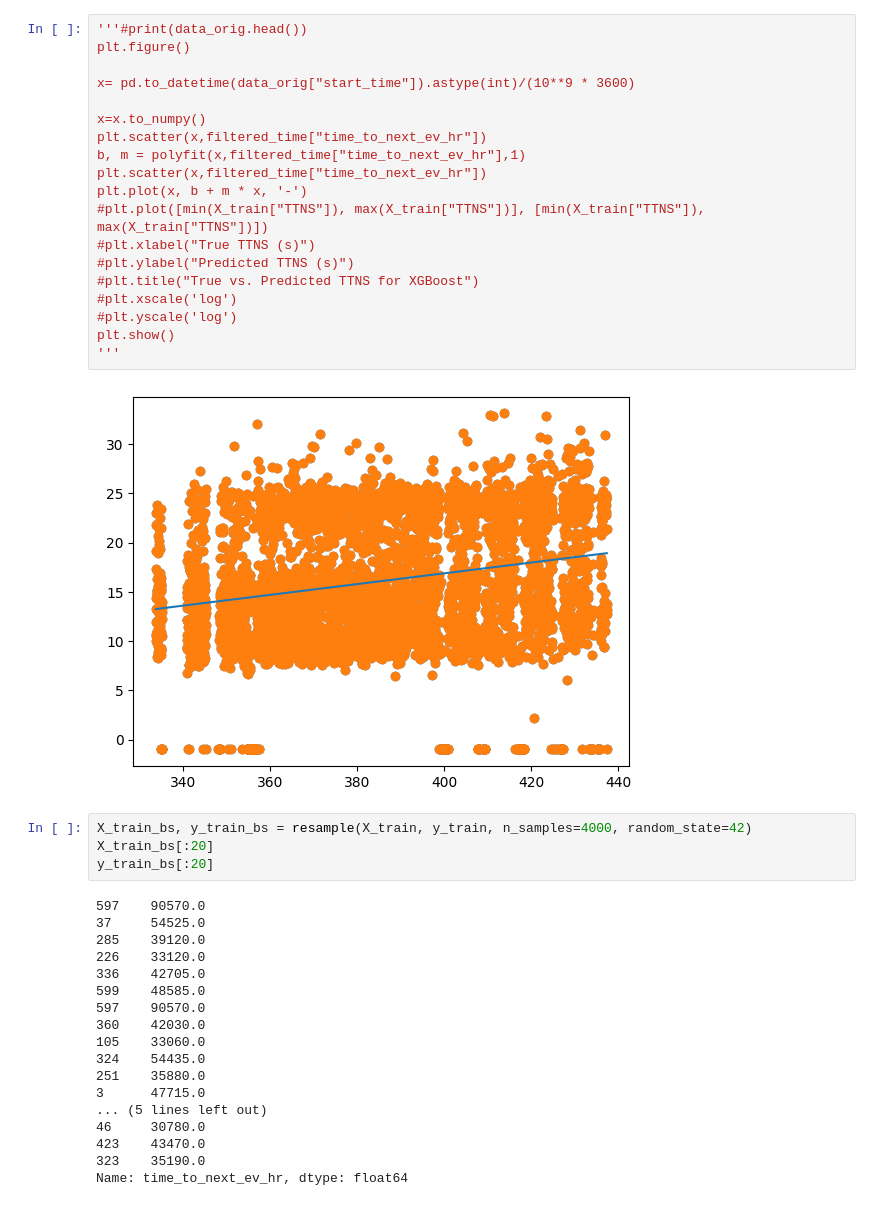
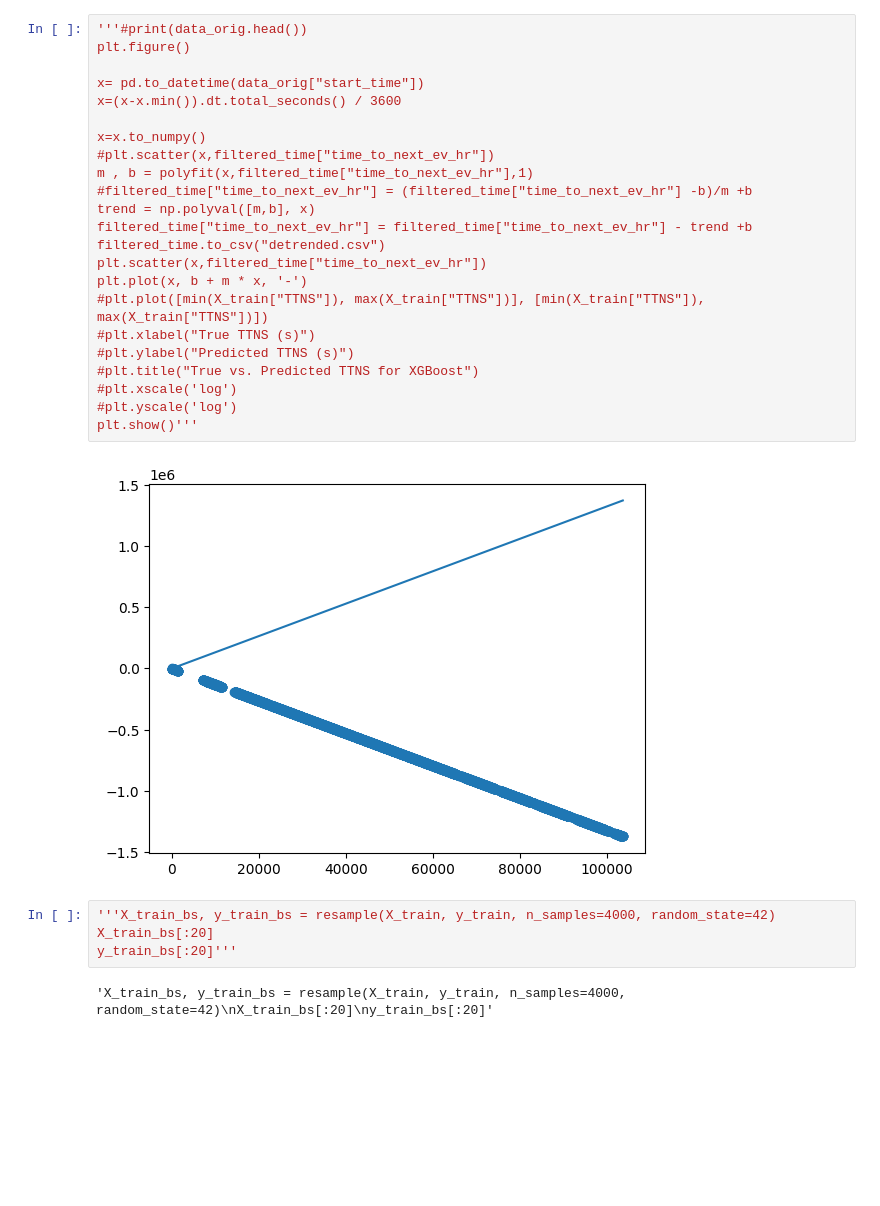
Before and after one commit to Icequake-QRC-Mines/Icequake-QRC-, a Jupyter notebook: Classical/Synthetic-Data.ipynb, the cells around one changed output. Cells and saved outputs as stored; diff of their text form; blank space fills up the shorter version.

```diff
--- a/Classical/Synthetic-Data.ipynb
+++ b/Classical/Synthetic-Data.ipynb
@@ -35,43 +34,31 @@ Name: time_to_next_ev_hr, Length: 5150, dtype: bool
 # %%
 '''#print(data_orig.head())
 plt.figure()
 
-x= pd.to_datetime(data_orig["start_time"]).astype(int)/(10**9 * 3600)
+x= pd.to_datetime(data_orig["start_time"])
+x=(x-x.min()).dt.total_seconds() / 3600
 
 x=x.to_numpy()
-plt.scatter(x,filtered_time["time_to_next_ev_hr"])
-b, m = polyfit(x,filtered_time["time_to_next_ev_hr"],1)
+#plt.scatter(x,filtered_time["time_to_next_ev_hr"])
+m , b = polyfit(x,filtered_time["time_to_next_ev_hr"],1)
+#filtered_time["time_to_next_ev_hr"] = (filtered_time["time_to_next_ev_hr"] -b)/m +b
+trend = np.polyval([m,b], x)
+filtered_time["time_to_next_ev_hr"] = filtered_time["time_to_next_ev_hr"] - trend +b
+filtered_time.to_csv("detrended.csv")
 plt.scatter(x,filtered_time["time_to_next_ev_hr"])
 plt.plot(x, b + m * x, '-')
 #plt.plot([min(X_train["TTNS"]), max(X_train["TTNS"])], [min(X_train["TTNS"]), max(X_train["TTNS"])])
 #plt.xlabel("True TTNS (s)")
 #plt.ylabel("Predicted TTNS (s)")
 #plt.title("True vs. Predicted TTNS for XGBoost")
 #plt.xscale('log')
 #plt.yscale('log')
-plt.show()
-'''
+plt.show()'''
 # %% [output]
-[figure, old version]
+[figure, new version]
 # %%
-X_train_bs, y_train_bs = resample(X_train, y_train, n_samples=4000, random_state=42)
+'''X_train_bs, y_train_bs = resample(X_train, y_train, n_samples=4000, random_state=42)
 X_train_bs[:20]
-y_train_bs[:20]
+y_train_bs[:20]'''
 # %% [output]
-597    90570.0
-37     54525.0
-285    39120.0
-226    33120.0
-336    42705.0
-599    48585.0
-597    90570.0
-360    42030.0
-105    33060.0
-324    54435.0
-251    35880.0
-3      47715.0
-... (5 lines left out)
-46     30780.0
-423    43470.0
-323    35190.0
-Name: time_to_next_ev_hr, dtype: float64
+'X_train_bs, y_train_bs = resample(X_train, y_train, n_samples=4000, random_state=42)\nX_train_bs[:20]\ny_train_bs[:20]'
```
Also changed, not shown: parts of 3 cells of this notebook, 2 other files.
